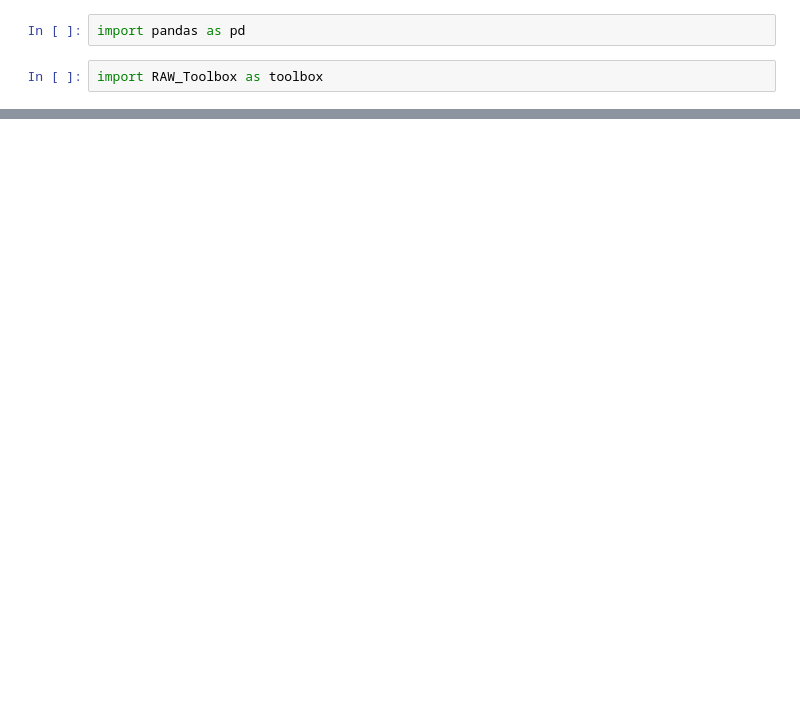
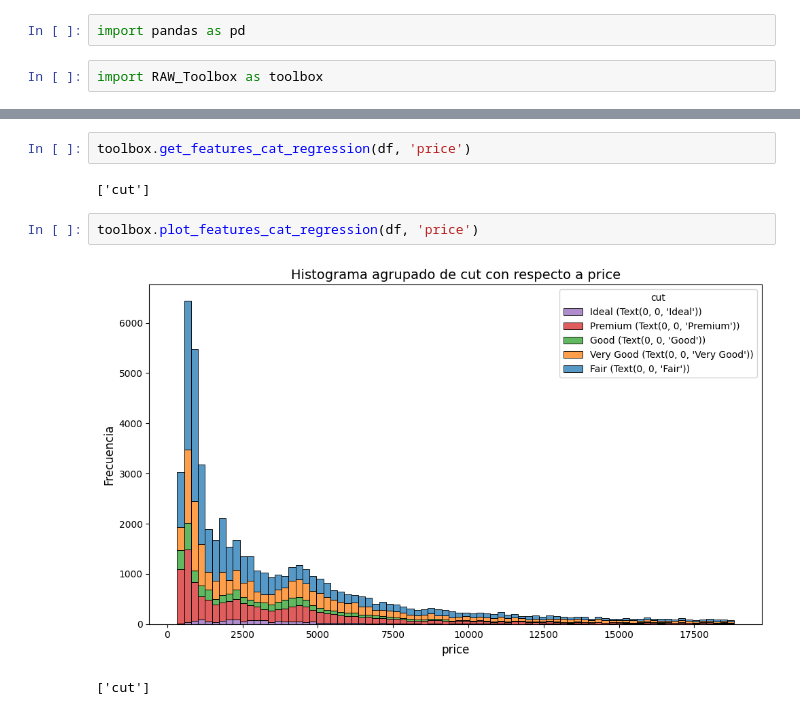
Before and after one commit to Adrinebr/Team_Challenges, a Jupyter notebook: 3_Toolbox/Notebook_Toolbox.ipynb, the cells around one changed output, grey strips where cells are left out. Saved outputs shown, nothing was run; the diff lists cells and outputs as text; blank space fills up the shorter version.

```diff
--- a/3_Toolbox/Notebook_Toolbox.ipynb
+++ b/3_Toolbox/Notebook_Toolbox.ipynb
@@ -81,0 +102,9 @@ toolbox.plot_features_num_regression(df, 'MEDV',['RM', 'LSTAT', 'MEDV'], 0.6, 0.
+# %%
+toolbox.get_features_cat_regression(df, 'price')
+# %% [output]
+['cut']
+# %%
+toolbox.plot_features_cat_regression(df, 'price')
+# %% [output]
+[figure, added]
+['cut']
```
Also changed, not shown: parts of 8 cells of this notebook, 5 other files.
